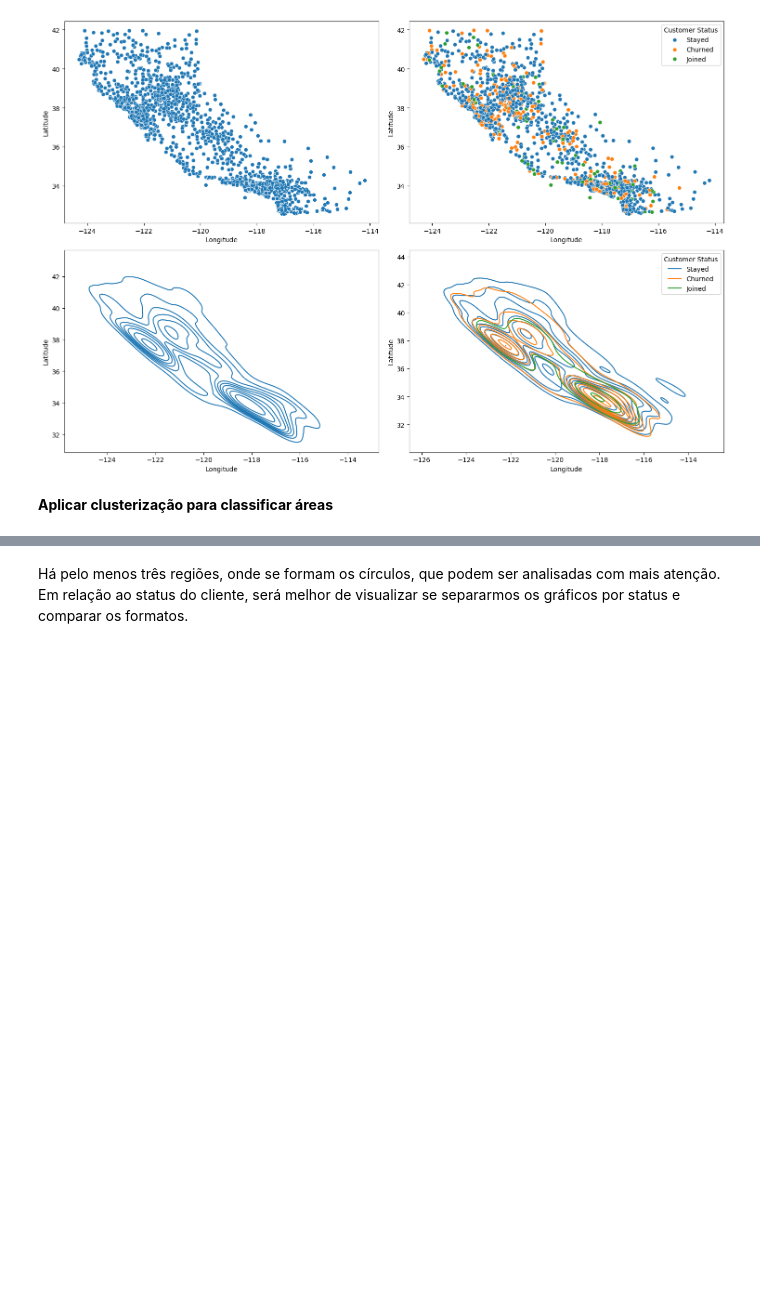
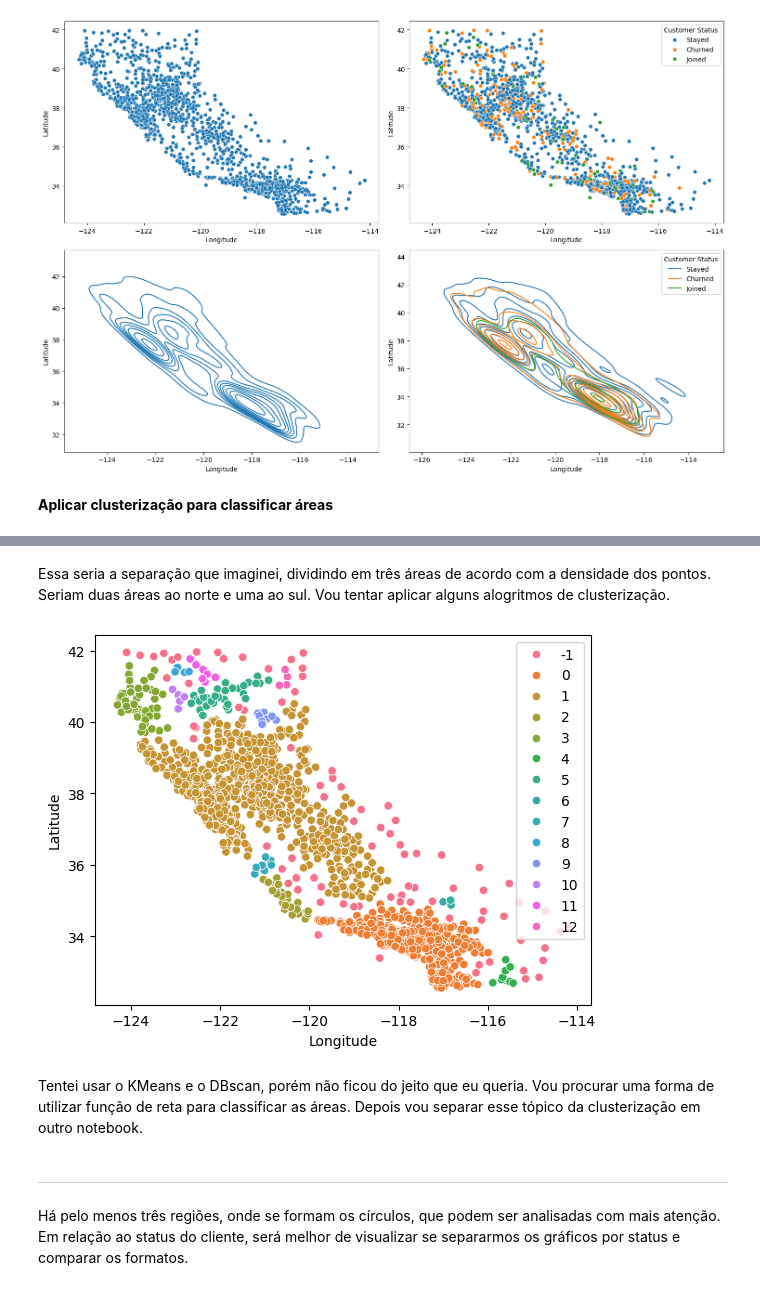
Before and after one commit to l-tiezerin/mentoria_dados, a Jupyter notebook: notebooks/02_city_analysis.ipynb, the cells around one changed output, grey strips where cells are left out. Cells and saved outputs as stored; diff of their text form; code cells hidden in the pictures; blank space fills up the shorter version.

Commit message:
Iniciei tentativas de classificação das áreas geográficas.

```diff
--- a/notebooks/02_city_analysis.ipynb
+++ b/notebooks/02_city_analysis.ipynb
@@ -67,3 +79,22 @@ plt.show()
+# %% [markdown]
+Essa seria a separação que imaginei, dividindo em três áreas de acordo com a densidade dos pontos. Seriam duas áreas ao norte e uma ao sul. Vou tentar aplicar alguns alogritmos de clusterização.
+# %%
+from sklearn.cluster import DBSCAN
+from sklearn.preprocessing import StandardScaler
+seed = 42
+
+coordinates = df[['Latitude', 'Longitude']]
+coordinates_std = StandardScaler().fit_transform(coordinates)
+areas = DBSCAN(min_samples=10, eps=.1).fit_predict(coordinates_std).astype(str)
+
+sns.scatterplot(x=df['Longitude'], y=df['Latitude'], hue=areas)
+plt.show()
+# %% [output]
+[figure, added]
+# %% [markdown]
+Tentei usar o KMeans e o DBscan, porém não ficou do jeito que eu queria. Vou procurar uma forma de utilizar função de reta para classificar as áreas. Depois vou separar esse tópico da clusterização em outro notebook.
+# %% [markdown]
+---
 # %% [markdown]
 Há pelo menos três regiões, onde se formam os círculos, que podem ser analisadas com mais atenção. Em relação ao status do cliente, será melhor de visualizar se separarmos os gráficos por status e comparar os formatos.
 # %%
```
Also changed, not shown: parts of 3 cells of this notebook.
